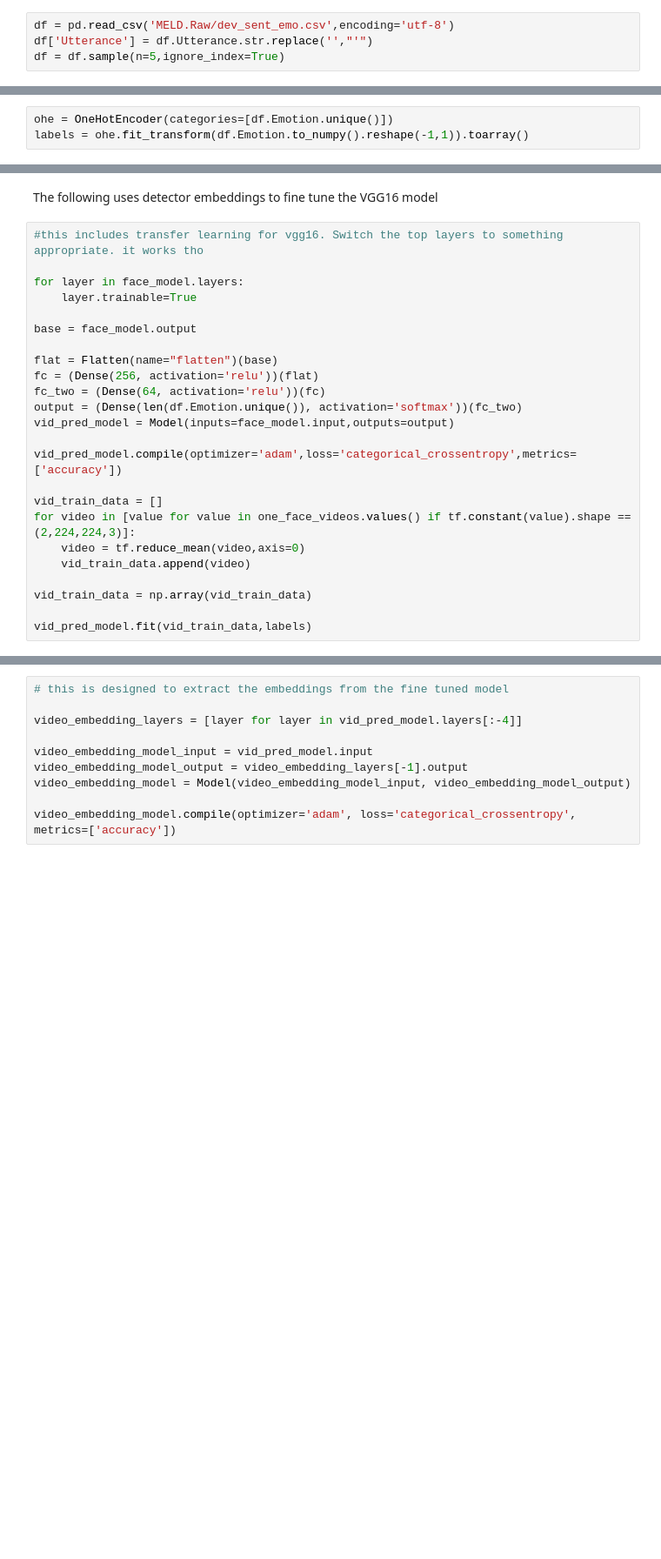
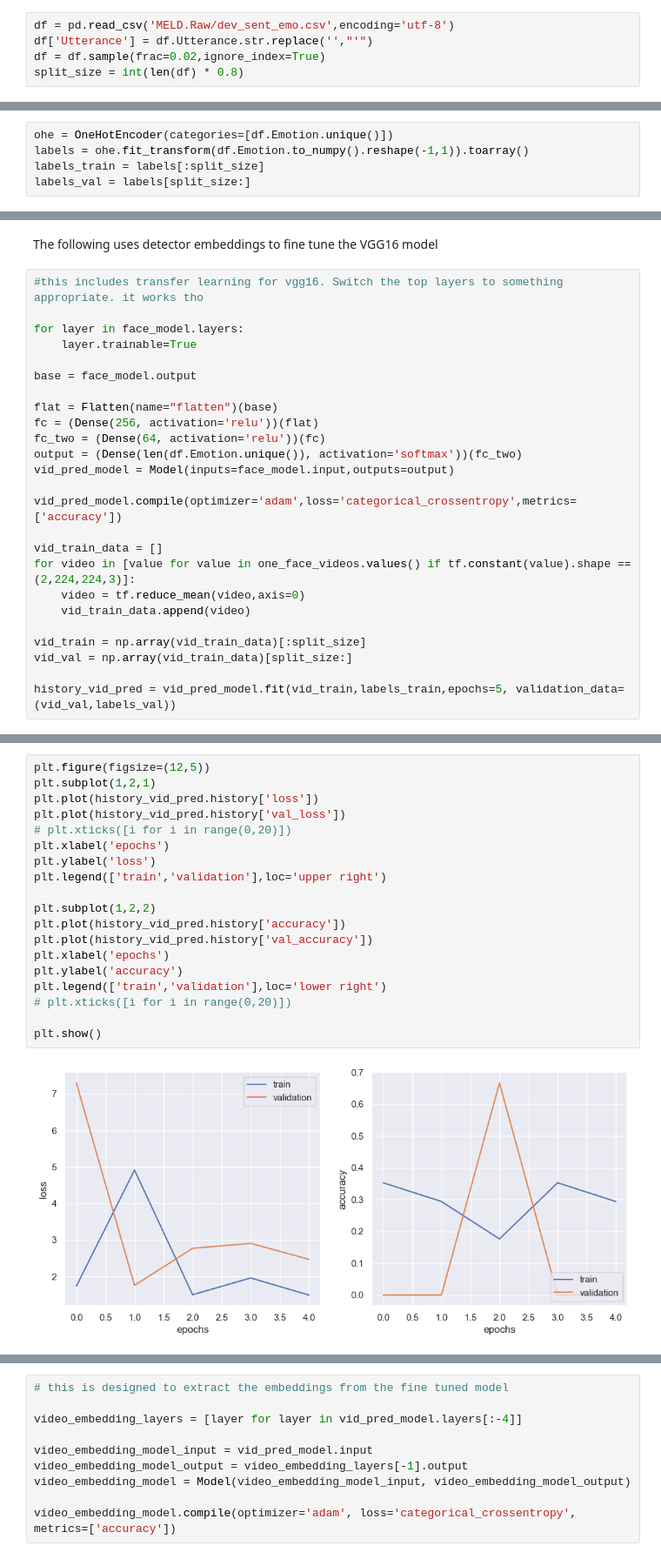
Before and after one commit to isevr/TVEmotion, a Jupyter notebook: final.ipynb, the cells around one changed output, grey strips where cells are left out. Shown at 87% size. Cells and saved outputs as stored; diff of their text form; blank space fills up the shorter version.

```diff
--- a/final.ipynb
+++ b/final.ipynb
@@ -31,4 +29,5 @@
-df = df.sample(n=5,ignore_index=True)
+df = df.sample(frac=0.02,ignore_index=True)
+split_size = int(len(df) * 0.8)
 # %%
 face_model = tf.keras.applications.VGG16(input_shape=(224,224,3),include_top=False,weights="imagenet") #include_top=True for predictions, False for embeddings
 # %% [markdown]
@@ -137,3 +150,5 @@ df = df[(df.many_faces != 'too many faces') & (df.wrong_shape == (2,224,224,3))]
 # %%
 ohe = OneHotEncoder(categories=[df.Emotion.unique()])
 labels = ohe.fit_transform(df.Emotion.to_numpy().reshape(-1,1)).toarray()
+labels_train = labels[:split_size]
+labels_val = labels[split_size:]
@@ -160,7 +178,8 @@ for video in [value for value in one_face_videos.values() if tf.constant(value).
     video = tf.reduce_mean(video,axis=0)
     vid_train_data.append(video)
 
-vid_train_data = np.array(vid_train_data)
+vid_train = np.array(vid_train_data)[:split_size]
+vid_val = np.array(vid_train_data)[split_size:]
 
-vid_pred_model.fit(vid_train_data,labels)
+history_vid_pred = vid_pred_model.fit(vid_train,labels_train,epochs=5, validation_data=(vid_val,labels_val))
 # %% [output]
@@ -169,3 +196,24 @@ vid_pred_model.fit(vid_train_data,labels)
+# %%
+plt.figure(figsize=(12,5))
+plt.subplot(1,2,1)
+plt.plot(history_vid_pred.history['loss'])
+plt.plot(history_vid_pred.history['val_loss'])
+# plt.xticks([i for i in range(0,20)])
+plt.xlabel('epochs')
+plt.ylabel('loss')
+plt.legend(['train','validation'],loc='upper right')
+
+plt.subplot(1,2,2)
+plt.plot(history_vid_pred.history['accuracy'])
+plt.plot(history_vid_pred.history['val_accuracy'])
+plt.xlabel('epochs')
+plt.ylabel('accuracy')
+plt.legend(['train','validation'],loc='lower right')
+# plt.xticks([i for i in range(0,20)])
+
+plt.show()
+# %% [output]
+[figure, added]
 # %%
 # video predictions
 
```
Also changed, not shown: parts of 19 cells of this notebook, 1 other file.
